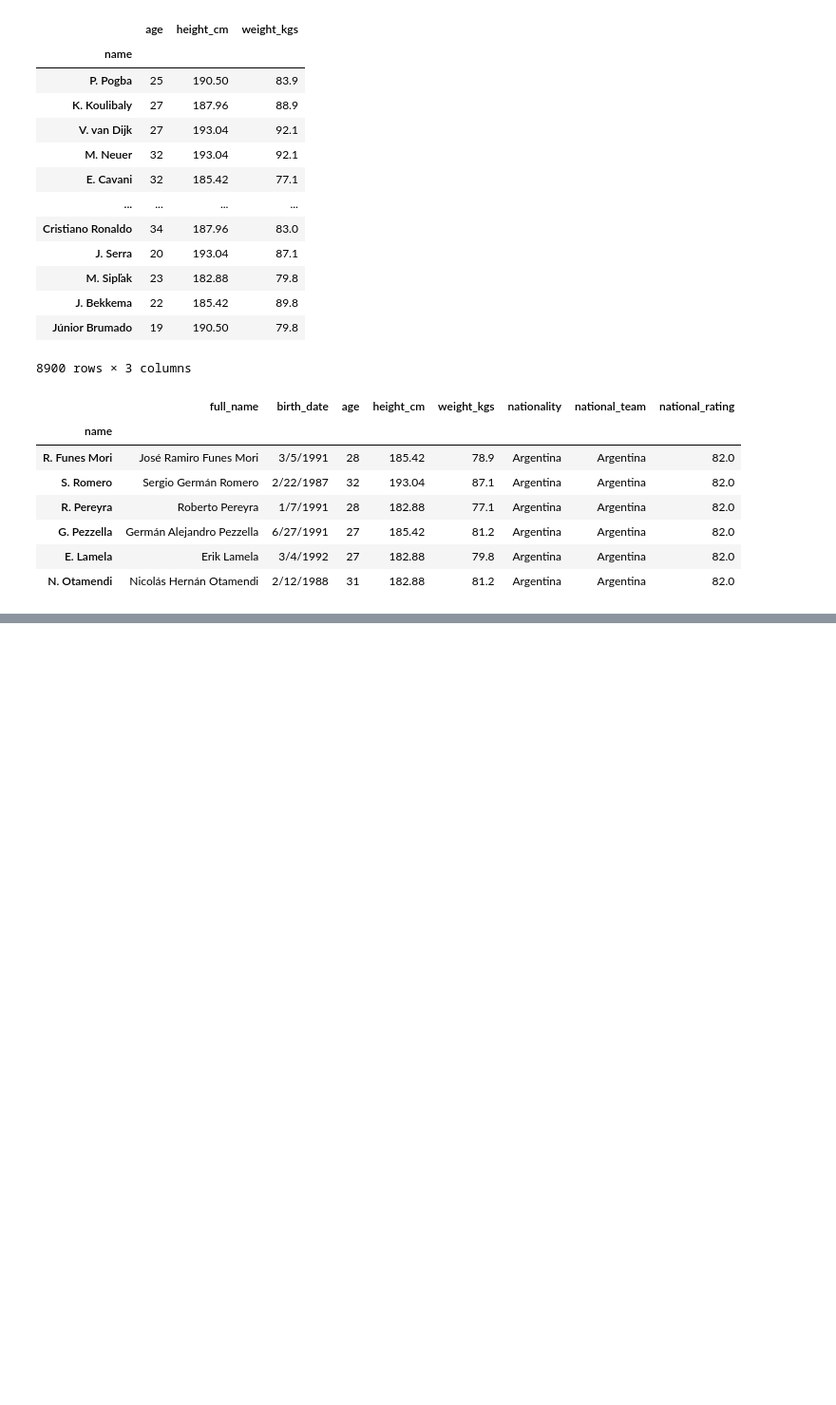
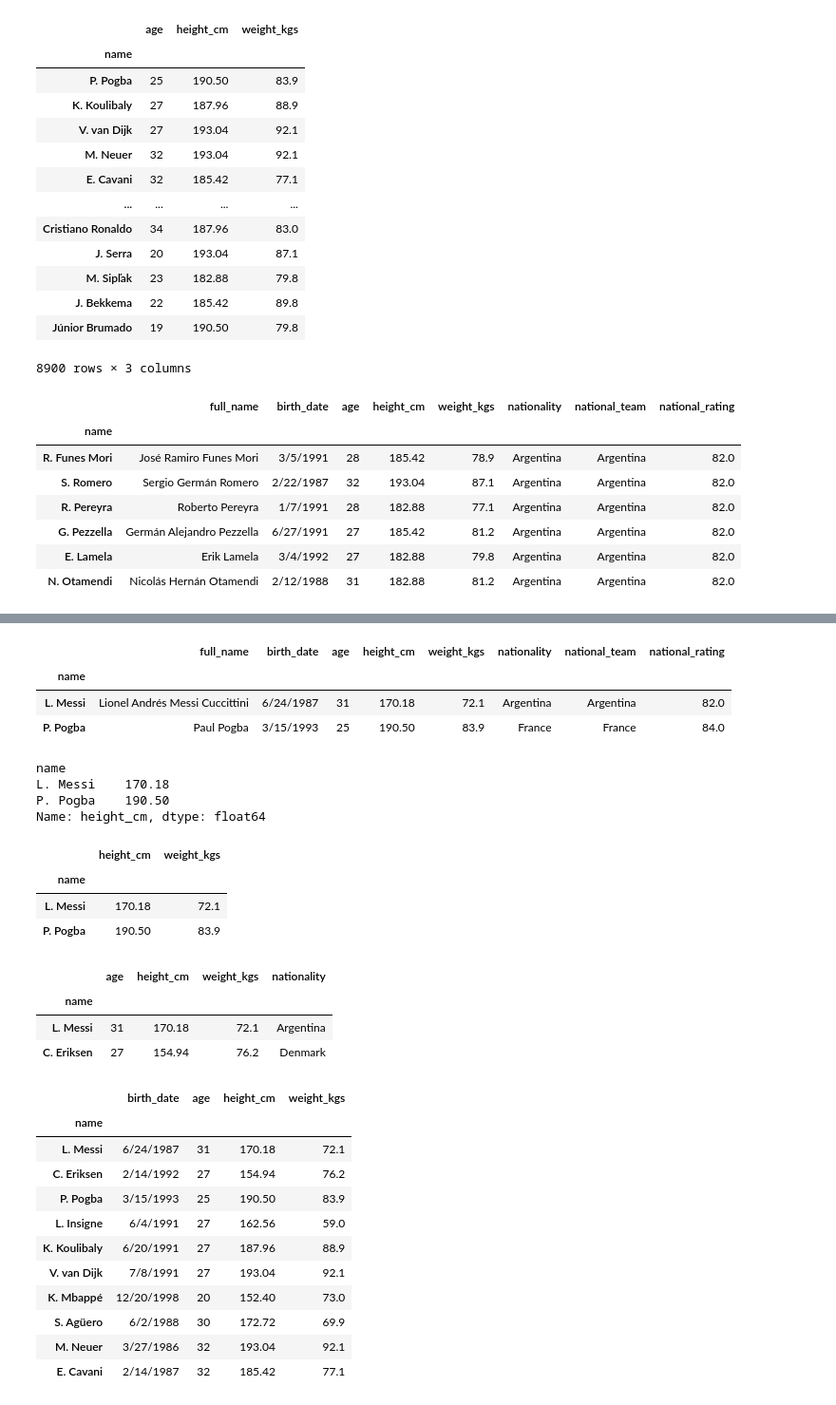
Before and after one commit to DiilaNa/Data_Science_with-Pandas, a Jupyter notebook: Project-1/DataExtractionWithPandas.ipynb, the cells around one changed output, grey strips where cells are left out. Shown: that part at 95% size. Drawn from its saved outputs; the diff is of its cells as text; code cells hidden in the pictures; blank space fills up the shorter version.

```diff
--- a/Project-1/DataExtractionWithPandas.ipynb
+++ b/Project-1/DataExtractionWithPandas.ipynb
@@ -230,0 +290,54 @@ df_players.loc[(df_players['height_cm']>180) & (df_players['national_team']=="Ar
+# %%
+#-----------------Selecting with a list of values--------
+#get all data about L. Messi and Pogba
+
+df_players.iloc[[0,2]]
+# %% [output]
+|  | full_name | birth_date | age | height_cm | weight_kgs | nationality | national_team | national_rating |
+| name |  |  |  |  |  |  |  |  |
+| L. Messi | Lionel Andrés Messi Cuccittini | 6/24/1987 | 31 | 170.18 | 72.1 | Argentina | Argentina | 82.0 |
+| P. Pogba | Paul Pogba | 3/15/1993 | 25 | 190.50 | 83.9 | France | France | 84.0 |
+# %%
+# get the height of messi and pogba
+df_players.iloc[[0,2],3]
+# %% [output]
+name
+L. Messi    170.18
+P. Pogba    190.50
+Name: height_cm, dtype: float64
+# %%
+# get the height and weight of pogba and messi
+df_players.iloc[[0,2],[3,4]]
+# %% [output]
+|  | height_cm | weight_kgs |
+| name |  |  |
+| L. Messi | 170.18 | 72.1 |
+| P. Pogba | 190.50 | 83.9 |
+# %%
+#-----------------Selecting a range of data with a slice---------------
+
+# slice column labels age and nationality
+players = [0, 1]
+df_players.iloc[players,2:6]
+# %% [output]
+|  | age | height_cm | weight_kgs | nationality |
+| name |  |  |  |  |
+| L. Messi | 31 | 170.18 | 72.1 | Argentina |
+| C. Eriksen | 27 | 154.94 | 76.2 | Denmark |
+# %%
+# get top 10 players in the list
+columns = [1,2,3,4]
+df_players.iloc[0:10,columns]
+# %% [output]
+|  | birth_date | age | height_cm | weight_kgs |
+| name |  |  |  |  |
+| L. Messi | 6/24/1987 | 31 | 170.18 | 72.1 |
+| C. Eriksen | 2/14/1992 | 27 | 154.94 | 76.2 |
+| P. Pogba | 3/15/1993 | 25 | 190.50 | 83.9 |
+| L. Insigne | 6/4/1991 | 27 | 162.56 | 59.0 |
+| K. Koulibaly | 6/20/1991 | 27 | 187.96 | 88.9 |
+| V. van Dijk | 7/8/1991 | 27 | 193.04 | 92.1 |
+| K. Mbappé | 12/20/1998 | 20 | 152.40 | 73.0 |
+| S. Agüero | 6/2/1988 | 30 | 172.72 | 69.9 |
+| M. Neuer | 3/27/1986 | 32 | 193.04 | 92.1 |
+| E. Cavani | 2/14/1987 | 32 | 185.42 | 77.1 |
```
Also changed, not shown: parts of 7 cells of this notebook.
